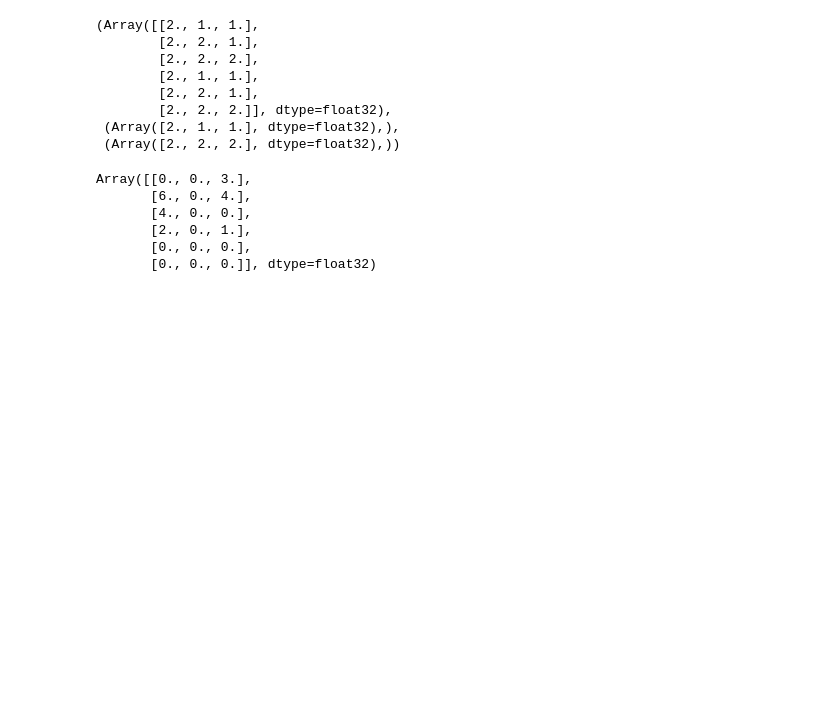
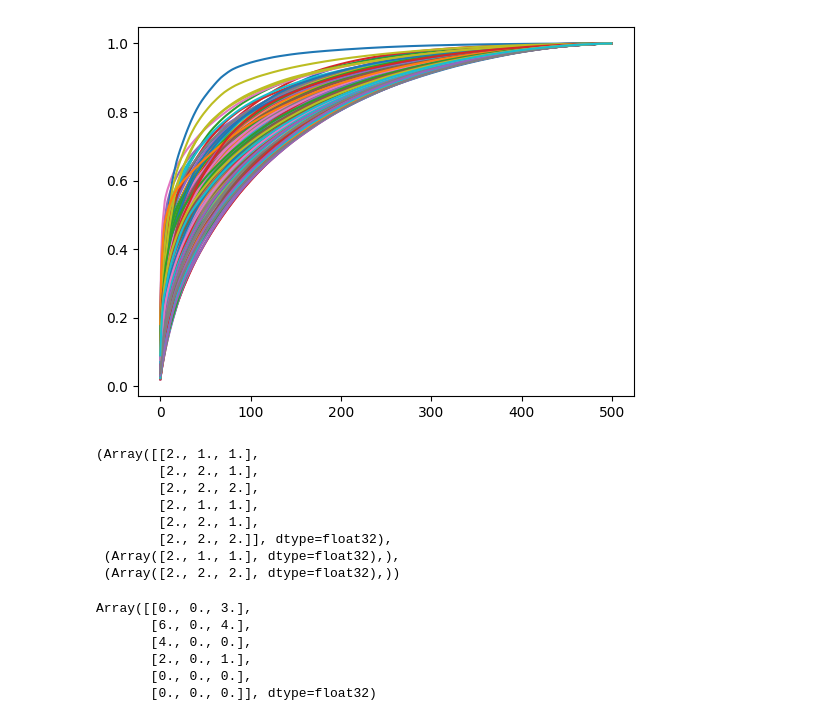
Before and after one commit to theo-long/uPHATE, a Jupyter notebook: examples/sparsity.ipynb, the cells around one changed output. Saved outputs shown, nothing was run; the diff lists cells and outputs as text; code cells hidden in the pictures; blank space fills up the shorter version.

```diff
--- a/examples/sparsity.ipynb
+++ b/examples/sparsity.ipynb
@@ -41,0 +46,2 @@ Array(False, dtype=bool)
+# %%
+jnp.sort(grad_magnitudes, axis=1, descending=True).cumsum(axis=1)
@@ -42,3 +62,11 @@ Array(False, dtype=bool)
+# %%
+frac_of_total_grad = jnp.sort(grad_magnitudes, axis=1, descending=True).cumsum(axis=1) / jnp.sum(
+    grad_magnitudes, axis=1, keepdims=True
+)
+for row in frac_of_total_grad:
+    plt.plot(row)
+# %% [output]
+[figure, added]
 # %%
 def f(x):
     return jnp.sum(x) + jnp.concatenate((jnp.cumsum(x), jnp.cumsum(x)))
```
Also changed, not shown: parts of 7 cells of this notebook, 1 other file.
